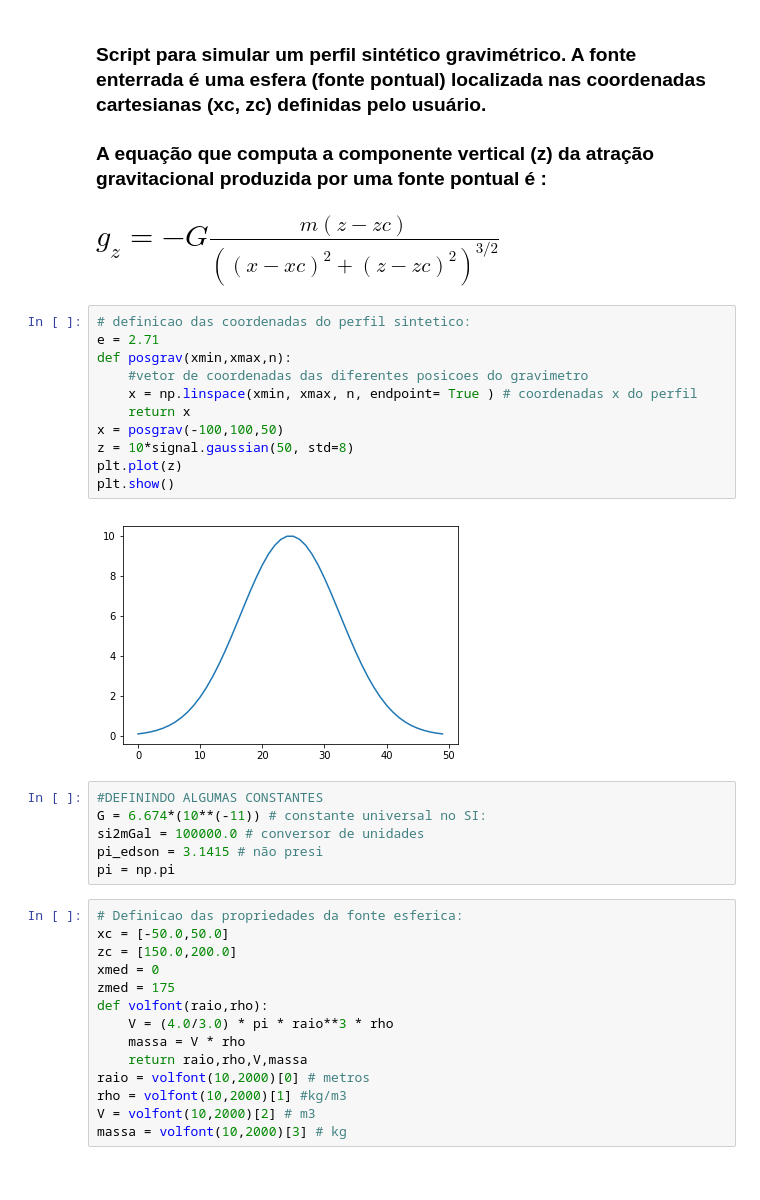
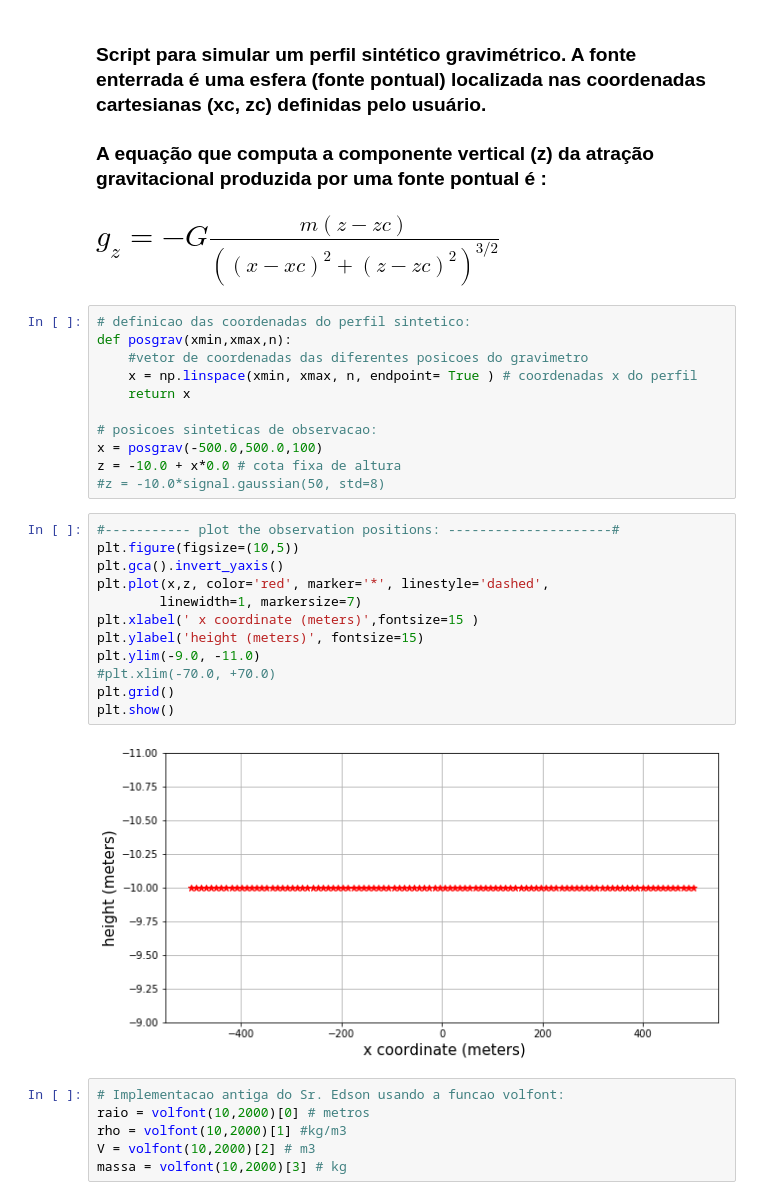
Before and after one commit to EdsonAlonso/EstagioCurricular, a Jupyter notebook: Sphere_grav.ipynb, the cells around one changed output. Saved outputs shown, nothing was run; the diff lists cells and outputs as text.

```diff
--- a/Sphere_grav.ipynb
+++ b/Sphere_grav.ipynb
@@ -11,33 +14,31 @@ from scipy import signal
 # $g_z = -G\frac{m (z-zc)}{((x-xc)^2 + (z-zc)^2)^{3/2}}$
 # %%
 # definicao das coordenadas do perfil sintetico:
-e = 2.71
 def posgrav(xmin,xmax,n):
     #vetor de coordenadas das diferentes posicoes do gravimetro
     x = np.linspace(xmin, xmax, n, endpoint= True ) # coordenadas x do perfil
     return x
-x = posgrav(-100,100,50)
-z = 10*signal.gaussian(50, std=8)
-plt.plot(z)
-plt.show()
+
+# posicoes sinteticas de observacao:
+x = posgrav(-500.0,500.0,100)
+z = -10.0 + x*0.0 # cota fixa de altura
+#z = -10.0*signal.gaussian(50, std=8)
-# %% [output]
-[figure, removed]
-# %%
-#DEFININDO ALGUMAS CONSTANTES
-G = 6.674*(10**(-11)) # constante universal no SI:
-si2mGal = 100000.0 # conversor de unidades
-pi_edson = 3.1415 # não presi
-pi = np.pi
+# %%
+#----------- plot the observation positions: ---------------------#
+plt.figure(figsize=(10,5))
+plt.gca().invert_yaxis()
+plt.plot(x,z, color='red', marker='*', linestyle='dashed',
+        linewidth=1, markersize=7)
+plt.xlabel(' x coordinate (meters)',fontsize=15 )
+plt.ylabel('height (meters)', fontsize=15)
+plt.ylim(-9.0, -11.0)
+#plt.xlim(-70.0, +70.0)
+plt.grid()
+plt.show()
+# %% [output]
+[figure, added]
 # %%
-# Definicao das propriedades da fonte esferica:
-xc = [-50.0,50.0]
-zc = [150.0,200.0]
-xmed = 0
-zmed = 175
-def volfont(raio,rho):
-    V = (4.0/3.0) * pi * raio**3 * rho
-    massa = V * rho
-    return raio,rho,V,massa
+# Implementacao antiga do Sr. Edson usando a funcao volfont:
 raio = volfont(10,2000)[0] # metros
 rho = volfont(10,2000)[1] #kg/m3
 V = volfont(10,2000)[2] # m3
```
Also changed, not shown: parts of 5 cells of this notebook.
